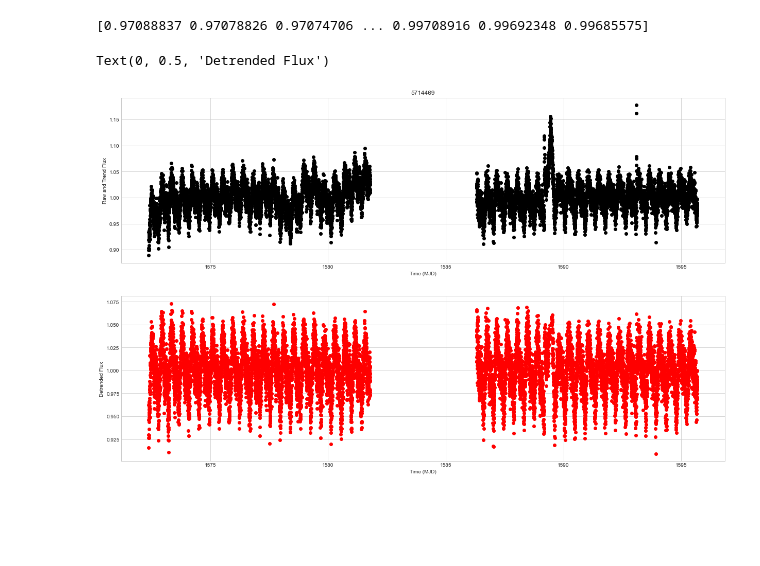
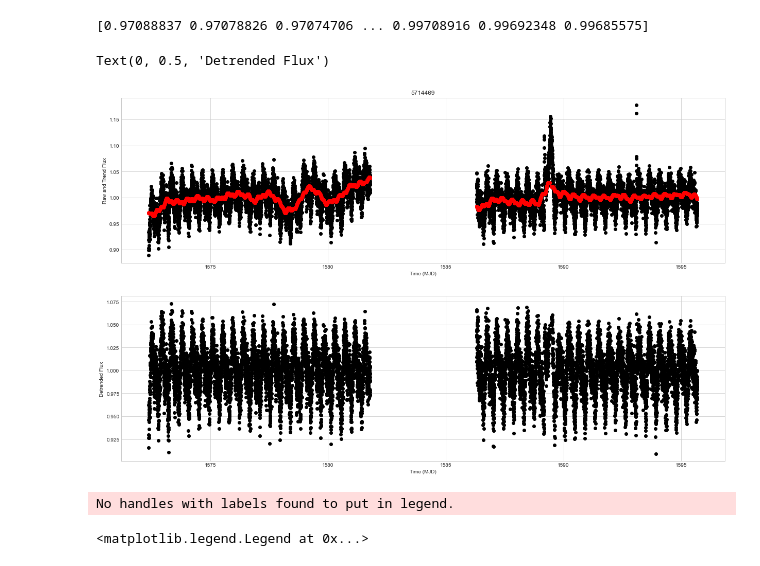
Before and after one commit to HarritonResearchLab/sunnyhills, a Jupyter notebook: personal_epochs/lucas/light_curve_plots.ipynb, the cells around one changed output. Drawn from its saved outputs; the diff is of its cells as text; code cells hidden in the pictures; blank space fills up the shorter version.

Commit message:
graph trend_flux

```diff
--- a/personal_epochs/lucas/light_curve_plots.ipynb
+++ b/personal_epochs/lucas/light_curve_plots.ipynb
@@ -53,16 +50,26 @@ print(trend_flux)
 # %%
 # all data are set, ready to graph
 fig, (ax1, ax2) = plt.subplots(2,1, figsize=(21,13))
 
+# ax1
 ax1.plot(df['raw_time'], df['raw_flux'], 'o', color='black')
-
+ax1.plot(trend_time, trend_flux, 'o', color='red')
+# ax1 labels
 ax1.set_title(tic_id)
 ax1.set_xlabel('Time (MJD)')
 ax1.set_ylabel('Raw and Trend Flux')
 
+# ax2
 ax2.plot(cleaned_time, detrended_flux, 'o', color='black')
+# ax2 labels
 ax2.set_xlabel('Time (MJD)')
 ax2.set_ylabel('Detrended Flux')
 # %% [output]
 Text(0, 0.5, 'Detrended Flux')
-[figure, old version]
+[figure, new version]
+# %%
+# make a legend for ax2
+ax2.legend()
+# %% [output]
+No handles with labels found to put in legend.
+<matplotlib.legend.Legend at 0x...>
```
Also changed, not shown: parts of 1 cell of this notebook.
